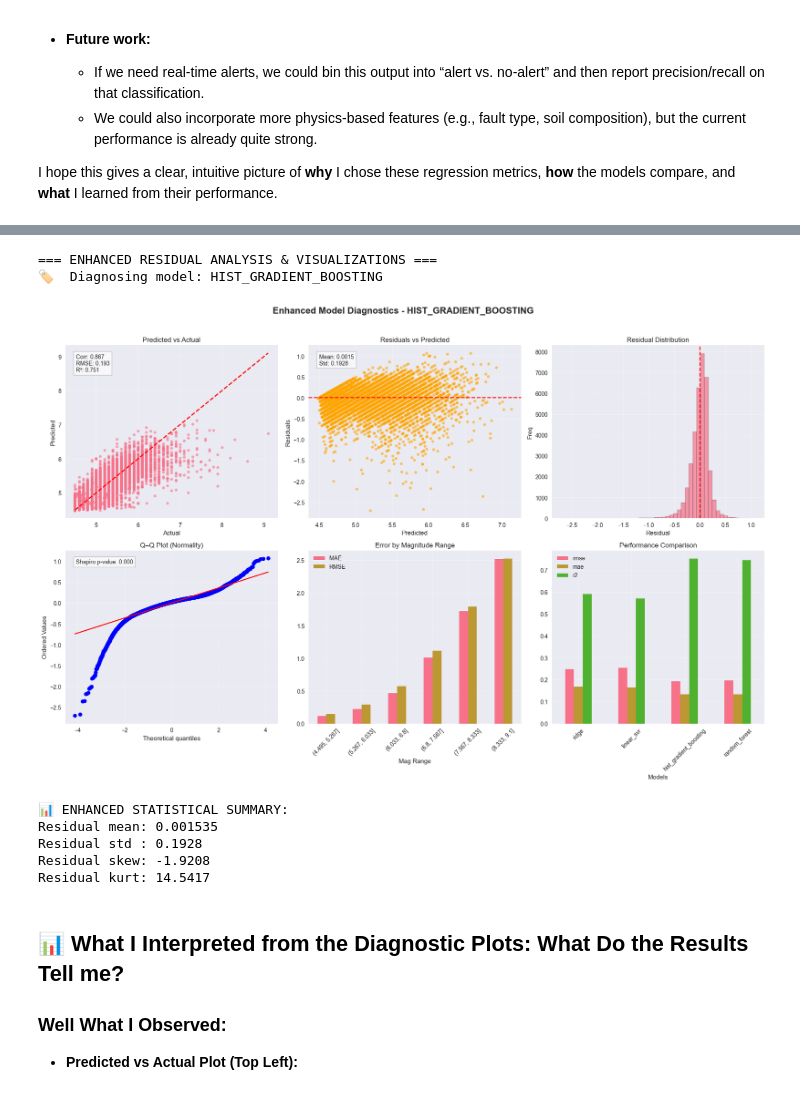
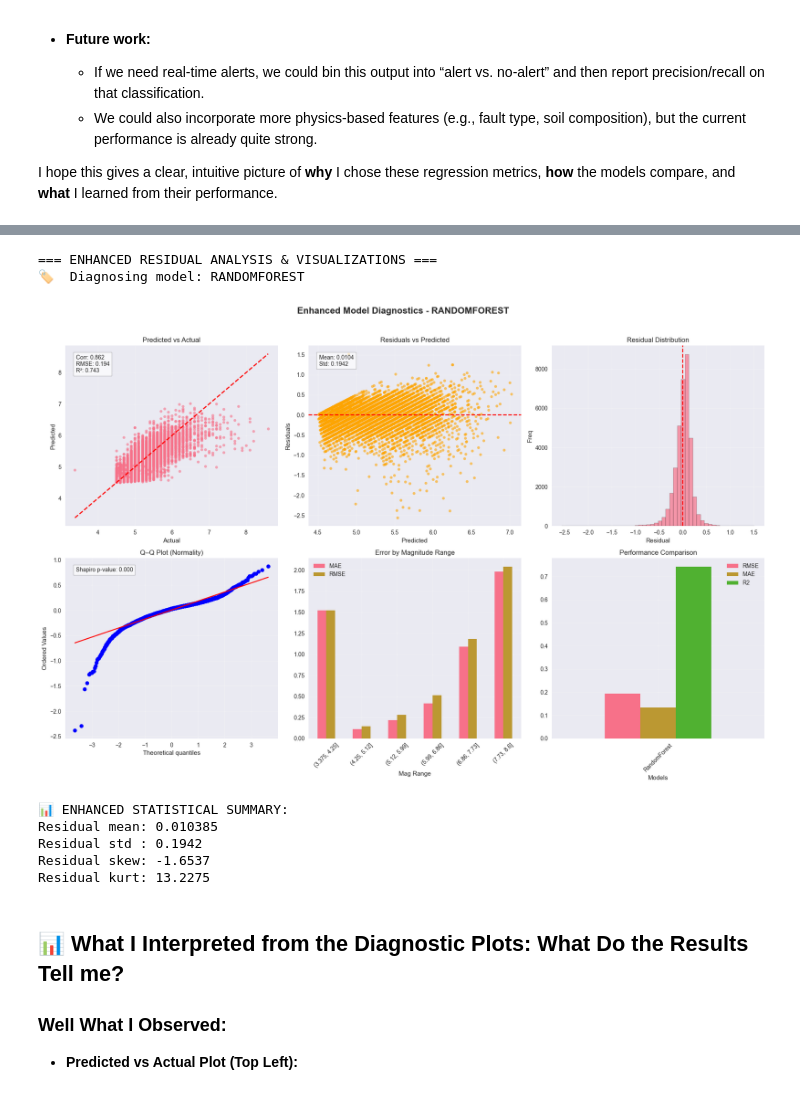
Before and after one commit to Jarrodoh/mldpproject, a Jupyter notebook: notebooks/01_data_exploration.ipynb, the cells around one changed output, grey strips where cells are left out. Saved outputs shown, nothing was run; the diff lists cells and outputs as text; code cells hidden in the pictures.

```diff
--- a/notebooks/01_data_exploration.ipynb
+++ b/notebooks/01_data_exploration.ipynb
@@ -653,39 +600,52 @@ WARNING:pysrc.feature_engineering:Could not extract feature names: Transformer g
 # %%
-# STEP 7: ENHANCED RESIDUAL ANALYSIS & VISUALIZATIONS
 import numpy as np
 import matplotlib.pyplot as plt
 import pandas as pd
+from scipy import stats
 
-# 0) Re-define best_model_name, best_model, y_pred (from STEP 5 results_df & models dict)
-best_model_name = results_df['rmse'].idxmin()
-best_model = models[best_model_name].best_estimator_
-y_pred = best_model.predict(X_test)
+# --- Helper to auto-detect 'rmse', 'mae', 'r2' column names ---
+def get_metric_col(results_df, metric):
+    cols = [c for c in results_df.columns if c.lower() == metric]
+    if not cols:
+        raise ValueError(f"No '{metric}' column found in results_df! Got: {results_df.columns}")
+    return cols[0]
+
+# --- Detect columns for rmse/mae/r2 ---
+rmse_col = get_metric_col(results_df, 'rmse')
+mae_col  = get_metric_col(results_df, 'mae')
+r2_col   = get_metric_col(results_df, 'r2')
+
+# --- Define models dictionary ---
+models = {'RandomForest': rf_pipe}
+
+# -- 0. Pick the best model from results_df and models dict --
+best_model_name = results_df[rmse_col].idxmin()
+best_model = models[best_model_name].named_steps['regressor']
+y_pred = models[best_model_name].predict(X_test)
 
 print("=== ENHANCED RESIDUAL ANALYSIS & VISUALIZATIONS ===")
 print(f"🏷️  Diagnosing model: {best_model_name.upper()}\n")
 
-# 1) Calculate residuals
+# -- 1. Calculate residuals --
 residuals = y_pred - y_test
 
-# 2) Set up subplots
+# -- 2. Set up subplots --
 fig, axes = plt.subplots(2, 3, figsize=(18, 12))
 fig.suptitle(f'Enhanced Model Diagnostics - {best_model_name.upper()}', fontsize=16, fontweight='bold')
 
-# 3) Predicted vs Actual
+# -- 3. Predicted vs Actual --
 axes[0,0].scatter(y_test, y_pred, alpha=0.6, s=20)
 axes[0,0].plot([y_test.min(), y_test.max()], [y_test.min(), y_test.max()], 'r--', lw=2)
 axes[0,0].set(xlabel='Actual', ylabel='Predicted', title='Predicted vs Actual')
 axes[0,0].grid(True, alpha=0.3)
-
-# add some metrics on the plot
 corr = np.corrcoef(y_test, y_pred)[0,1]
-rmse = results_df.loc[best_model_name, 'rmse']
-r2   = results_df.loc[best_model_name, 'r2']
+rmse = results_df.loc[best_model_name, rmse_col]
+r2   = results_df.loc[best_model_name, r2_col]
 txt = f'Corr: {corr:.3f}\nRMSE: {rmse:.3f}\nR²: {r2:.3f}'
 axes[0,0].text(0.05, 0.95, txt, transform=axes[0,0].transAxes,
                bbox=dict(facecolor='white', alpha=0.7), va='top')
 
-# 4) Residuals vs Predicted
+# -- 4. Residuals vs Predicted --
 axes[0,1].scatter(y_pred, residuals, alpha=0.6, s=20, color='orange')
 axes[0,1].axhline(0, color='r', linestyle='--')
 axes[0,1].set(xlabel='Predicted', ylabel='Residuals', title='Residuals vs Predicted')
@@ -694,57 +654,62 @@ mean_res, std_res = residuals.mean(), residuals.std()
 axes[0,1].text(0.05, 0.95, f'Mean: {mean_res:.4f}\nStd: {std_res:.4f}',
                transform=axes[0,1].transAxes, bbox=dict(facecolor='white', alpha=0.7), va='top')
 
-# 5) Residual distribution
+# -- 5. Residual distribution --
 axes[0,2].hist(residuals, bins=50, alpha=0.7, edgecolor='black')
 axes[0,2].axvline(0, color='r', linestyle='--')
 axes[0,2].set(xlabel='Residual', ylabel='Freq', title='Residual Distribution')
 axes[0,2].grid(True, alpha=0.3)
 
-# 6) Q–Q plot for normality
-from scipy import stats
-stats.probplot(residuals, dist="norm", plot=axes[1,0])
+# -- 6. Q–Q plot for normality --
+sampled_resid = residuals if len(residuals) <= 5000 else residuals.sample(5000, random_state=42)
+stats.probplot(sampled_resid, dist="norm", plot=axes[1,0])
 axes[1,0].set_title('Q–Q Plot (Normality)')
 axes[1,0].grid(True, alpha=0.3)
-sh_stat, sh_p = stats.shapiro(residuals.sample(5000, random_state=42))
+try:
+    sh_stat, sh_p = stats.shapiro(sampled_resid)
+except Exception:
+    sh_stat, sh_p = np.nan, np.nan
 axes[1,0].text(0.05, 0.95, f'Shapiro p-value: {sh_p:.3f}',
                transform=axes[1,0].transAxes, bbox=dict(facecolor='white', alpha=0.7), va='top')
 
-# 7) Error by magnitude range
+# -- 7. Error by magnitude range --
 mag_bins = pd.cut(y_test, bins=6)
 err_df = pd.DataFrame({
     'MAE':   residuals.abs().groupby(mag_bins).mean(),
     'RMSE': np.sqrt((residuals**2).groupby(mag_bins).mean())
 })
 err_df.plot(kind='bar', ax=axes[1,1])
 axes[1,1].set(xlabel='Mag Range', title='Error by Magnitude Range')
 axes[1,1].tick_params(axis='x', rotation=45)
 axes[1,1].grid(True, alpha=0.3)
 
-# 8) Model comparison bar chart (RMSE/MAE/R²)
-comp = results_df[['rmse','mae','r2']]
+# -- 8. Model comparison bar chart (RMSE/MAE/R²) --
+# Only use columns that exist in your DataFrame
+comparison_cols = [c for c in [rmse_col, mae_col, r2_col] if c in results_df.columns]
+comp = results_df[comparison_cols]
 comp.plot(kind='bar', ax=axes[1,2])
 axes[1,2].set(xlabel='Models', title='Performance Comparison')
 axes[1,2].tick_params(axis='x', rotation=45)
 axes[1,2].grid(True, alpha=0.3)
 
 plt.tight_layout(rect=[0,0,1,0.96])
 plt.show()
 
-# 9) Print summary stats
+# -- 9. Print summary stats --
 print("\n📊 ENHANCED STATISTICAL SUMMARY:")
 print(f"Residual mean: {mean_res:.6f}")
 print(f"Residual std : {std_res:.4f}")
 print(f"Residual skew: {residuals.skew():.4f}")
 print(f"Residual kurt: {residuals.kurtosis():.4f}")
 # %% [output]
 === ENHANCED RESIDUAL ANALYSIS & VISUALIZATIONS ===
-🏷️  Diagnosing model: HIST_GRADIENT_BOOSTING
+🏷️  Diagnosing model: RANDOMFOREST
-[figure, old version]
+[figure, new version]
 📊 ENHANCED STATISTICAL SUMMARY:
-Residual mean: 0.001535
-Residual std : 0.1928
-Residual skew: -1.9208
-Residual kurt: 14.5417
+Residual mean: 0.010385
+Residual std : 0.1942
+Residual skew: -1.6537
+Residual kurt: 13.2275
 # %% [markdown]
 ## 📊 What I Interpreted from the Diagnostic Plots: What Do the Results Tell me?
 
```
Also changed, not shown: parts of 9 cells of this notebook, 5 other files.
